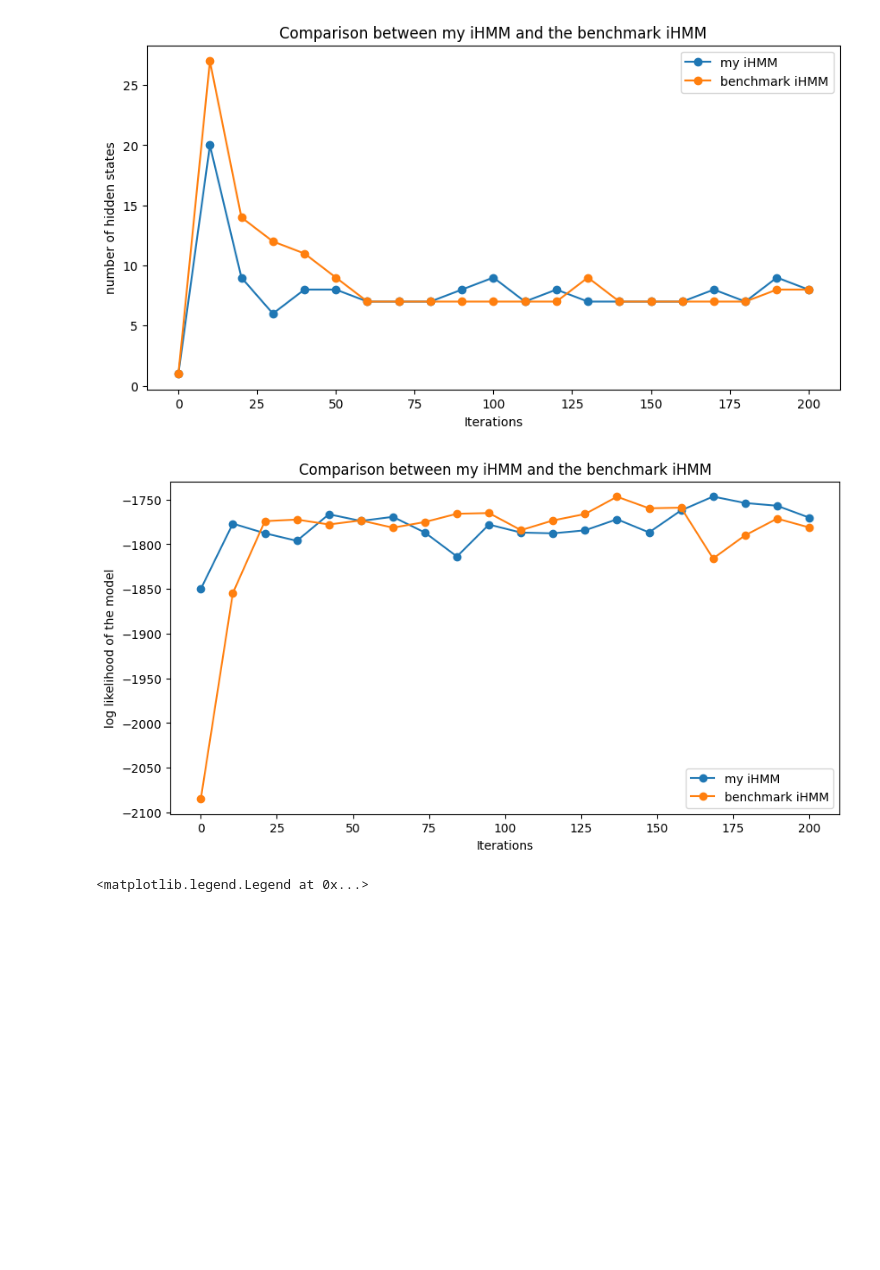
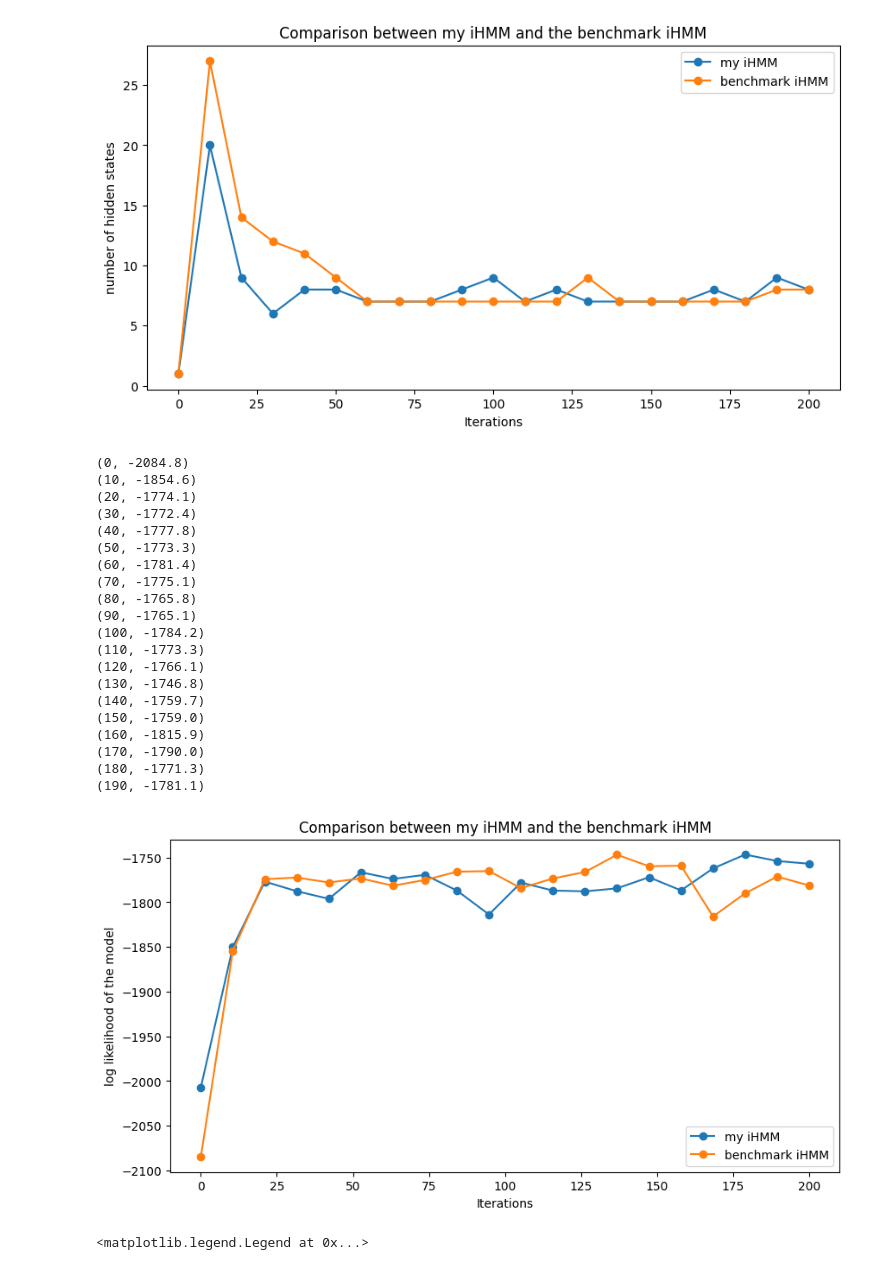
Before and after one commit to libinglun/Part-II-Project, a Jupyter notebook: graph/graph.ipynb, the cells around one changed output. Saved outputs shown, nothing was run; the diff lists cells and outputs as text; code cells hidden in the pictures; blank space fills up the shorter version.

```diff
--- a/graph/graph.ipynb
+++ b/graph/graph.ipynb
@@ -28,11 +32,31 @@ plot(my_k, zhou_k, 21, 'number of hidden states')
 # %% [output]
 [figure]
 # %%
-my_loglik = [-1849.9637702681812, -1776.8436600408054, -1787.6594679606098, -1796.1414489955425, -1766.424561889299, -1773.8738321248672, -1769.2907180368886, -1786.8909135509339, -1813.658457718118, -1777.9367648997325, -1786.8807579970703, -1787.7493873884912, -1784.363103401882, -1772.0055066257628, -1786.7127461316845, -1762.117268246162, -1746.5925835334256, -1753.8135765294176, -1756.8631786137544, -1770.1389849453417]
+my_loglik = [-2007.132, -1849.9637702681812, -1776.8436600408054, -1787.6594679606098, -1796.1414489955425, -1766.424561889299, -1773.8738321248672, -1769.2907180368886, -1786.8909135509339, -1813.658457718118, -1777.9367648997325, -1786.8807579970703, -1787.7493873884912, -1784.363103401882, -1772.0055066257628, -1786.7127461316845, -1762.117268246162, -1746.5925835334256, -1753.8135765294176, -1756.8631786137544]
 zhou_loglik = [-2084.826613451231, -1854.5651678770791, -1774.1384143714045, -1772.3507507580468, -1777.8176390895583, -1773.3144625282366, -1781.4370622777578, -1775.064293412104, -1765.834951749017, -1765.067320810349, -1784.1681875732932, -1773.3341771114865, -1766.145350203812, -1746.7808363166957, -1759.6921390278949, -1759.0332957678438, -1815.8947543241732, -1790.0011039438423, -1771.2723431263098, -1781.1284789897304]
 plot(my_loglik, zhou_loglik, 20, 'log likelihood of the model')
 # %% [output]
+(0, -2084.8)
+(10, -1854.6)
+(20, -1774.1)
+(30, -1772.4)
+(40, -1777.8)
+(50, -1773.3)
+(60, -1781.4)
+(70, -1775.1)
+(80, -1765.8)
+(90, -1765.1)
+(100, -1784.2)
+(110, -1773.3)
+(120, -1766.1)
+(130, -1746.8)
+(140, -1759.7)
+(150, -1759.0)
+(160, -1815.9)
+(170, -1790.0)
+(180, -1771.3)
+(190, -1781.1)
-[figure, old version]
+[figure, new version]
 # %%
 fig, axs = plt.subplots(3, 1, figsize=(10, 15))  # 3 rows, 1 column
 x = np.linspace(0, 200, 21)
```
Also changed, not shown: parts of 17 cells of this notebook, 10 other files.
